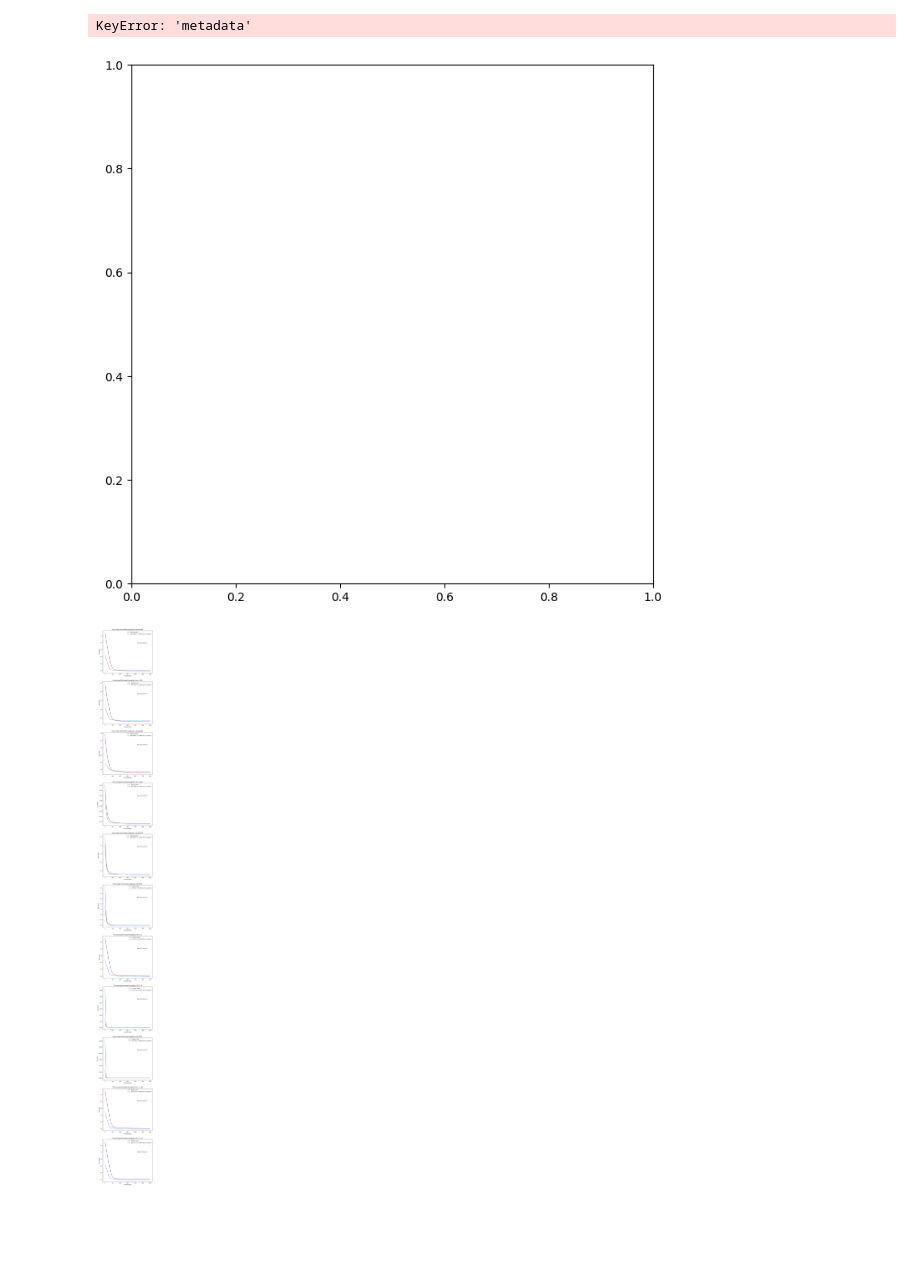
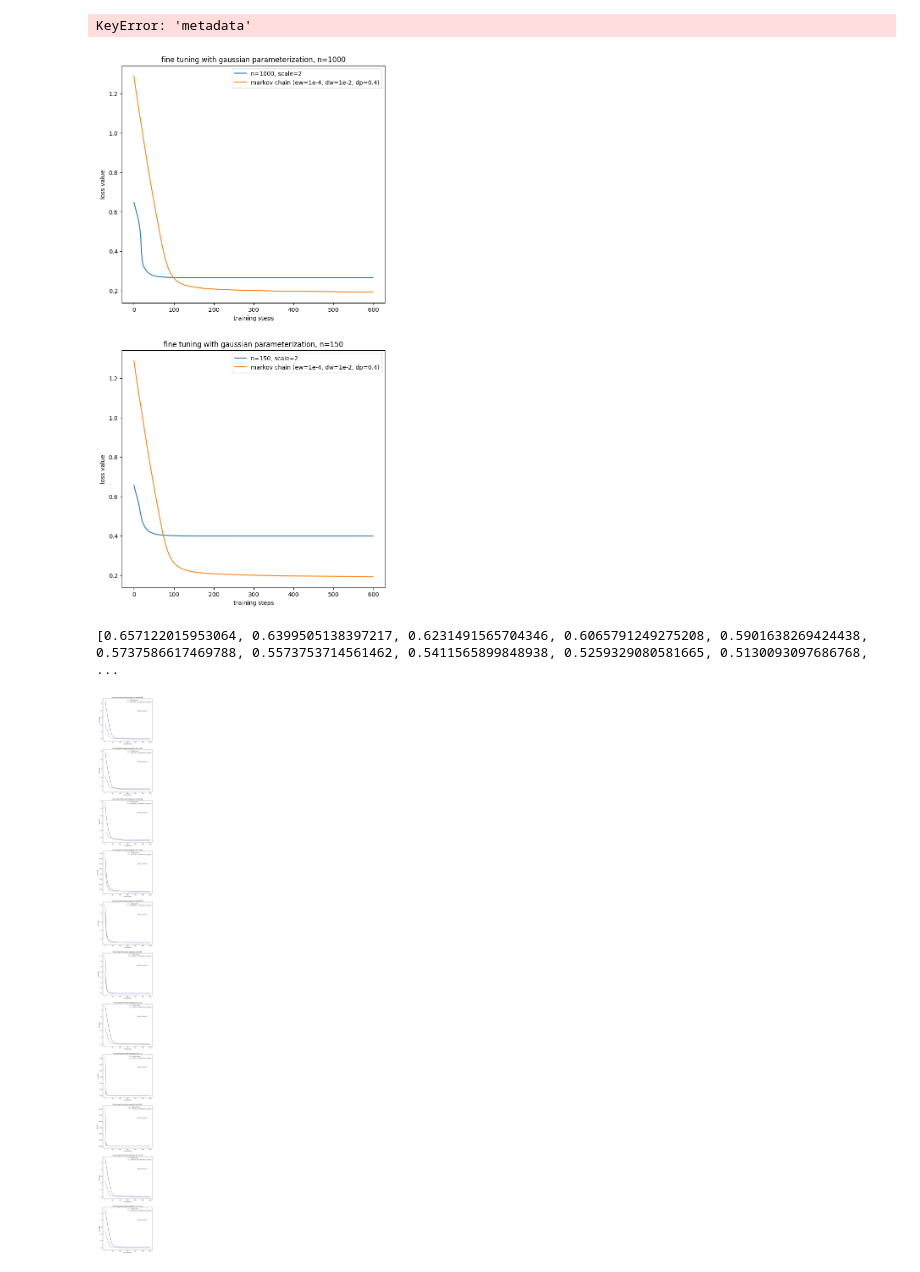
Before and after one commit to jacobe90/birdflow_mixture_of_products, a Jupyter notebook: visualizations.ipynb, the cells around one changed output. Drawn from its saved outputs; the diff is of its cells as text; code cells hidden in the pictures; blank space fills up the shorter version.

Commit message:
scale thresholding and debugging

```diff
--- a/visualizations.ipynb
+++ b/visualizations.ipynb
@@ -82,37 +82,40 @@ KeyError: 'metadata'
 # %%
 import numpy as np
 from matplotlib import pyplot as plt
 import os
 import pickle
 
-storage_dir = "/work/pi_drsheldon_umass_edu/birdflow_modeling/jacob_independent_study/mixture_of_products/experiments/mop_gaussian_parameterization_initial_test/"
+storage_dir = "/work/pi_drsheldon_umass_edu/birdflow_modeling/jacob_independent_study/mixture_of_products/experiments/mop_gaussian_deep_dive/"
 losses = {}
 for fname in list(filter(lambda fname: "losses" in fname, os.listdir(storage_dir))):
     with open(os.path.join(storage_dir, fname), 'rb') as f:
         loss_dict = pickle.load(f)
         losses[loss_dict['metadata']['n']] = loss_dict
 
 markov_file = "/work/pi_drsheldon_umass_edu/birdflow_modeling/jacob_independent_study/mixture_of_products/experiments/markov_chain_baselines/markov_losses_amewoo_48_obs1.0_ent0.0001_dist0.01_pow0.4.pkl"
 with open(markov_file, 'rb') as f:
     markov_losses = pickle.load(f)
 
 %matplotlib inline
 
-fig, axs = plt.subplots(1, 1, figsize=(8, 8))
+fig, axs = plt.subplots(2, 1, figsize=(8, 16))
 for idx, n in enumerate(losses.keys()):
-    if n==500:
-        axs.plot(losses[n]['losses']['total'], label=f"n={n}, scale={2}")
-        axs.plot(markov_losses['total'], label="markov chain (ew=1e-4, dw=1e-2, dp=0.4)")
-        axs.legend(loc="upper right")
-        axs.set(
-            xlabel=f"training steps",
-            ylabel=f"loss value",
-            title=f"fine tuning with gaussian parameterization, n={n}",
-        )
+    axs[idx].plot(losses[n]['losses']['total'], label=f"n={n}, scale={2}")
+    axs[idx].plot(markov_losses['total'], label="markov chain (ew=1e-4, dw=1e-2, dp=0.4)")
+    axs[idx].legend(loc="upper right")
+    axs[idx].set(
+        xlabel=f"training steps",
+        ylabel=f"loss value",
+        title=f"fine tuning with gaussian parameterization, n={n}",
+    )
     #axs[idx].text(0.7, 0.7, f"n={n}, dp=0.4", transform=axs[idx].transAxes)
 plt.show()
 # %% [output]
-[figure, old version]
+[figure, new version]
+# %%
+print(losses[150]['losses']['total'][:15])
+# %% [output]
+[0.657122015953064, 0.6399505138397217, 0.6231491565704346, 0.6065791249275208, 0.5901638269424438, 0.5737586617469788, 0.5573753714561462, 0.5411565899848938, 0.5259329080581665, 0.5130093097686768,  ...
 # %%
 import numpy as np
 from matplotlib import pyplot as plt
```
Also changed, not shown: 4 other files.
